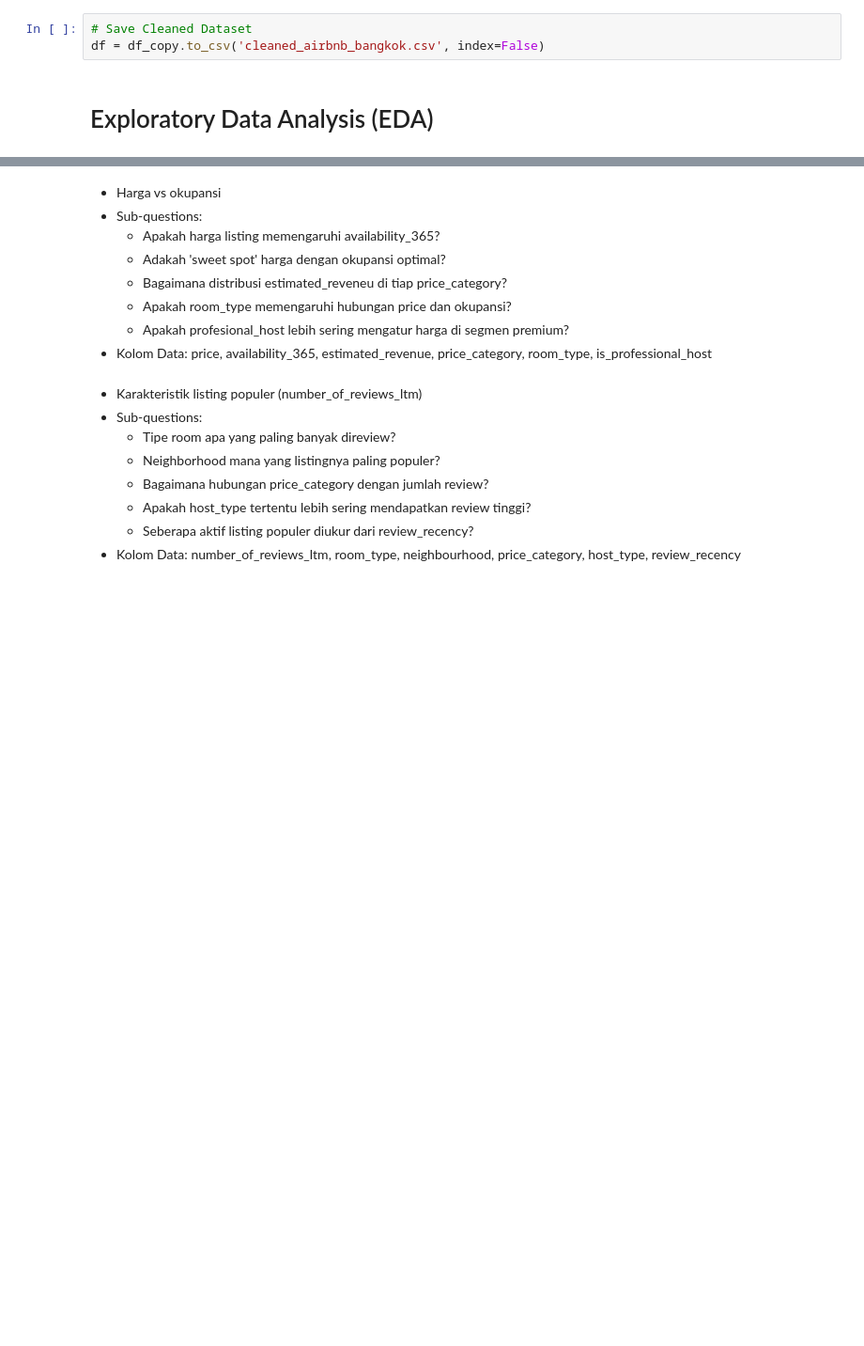
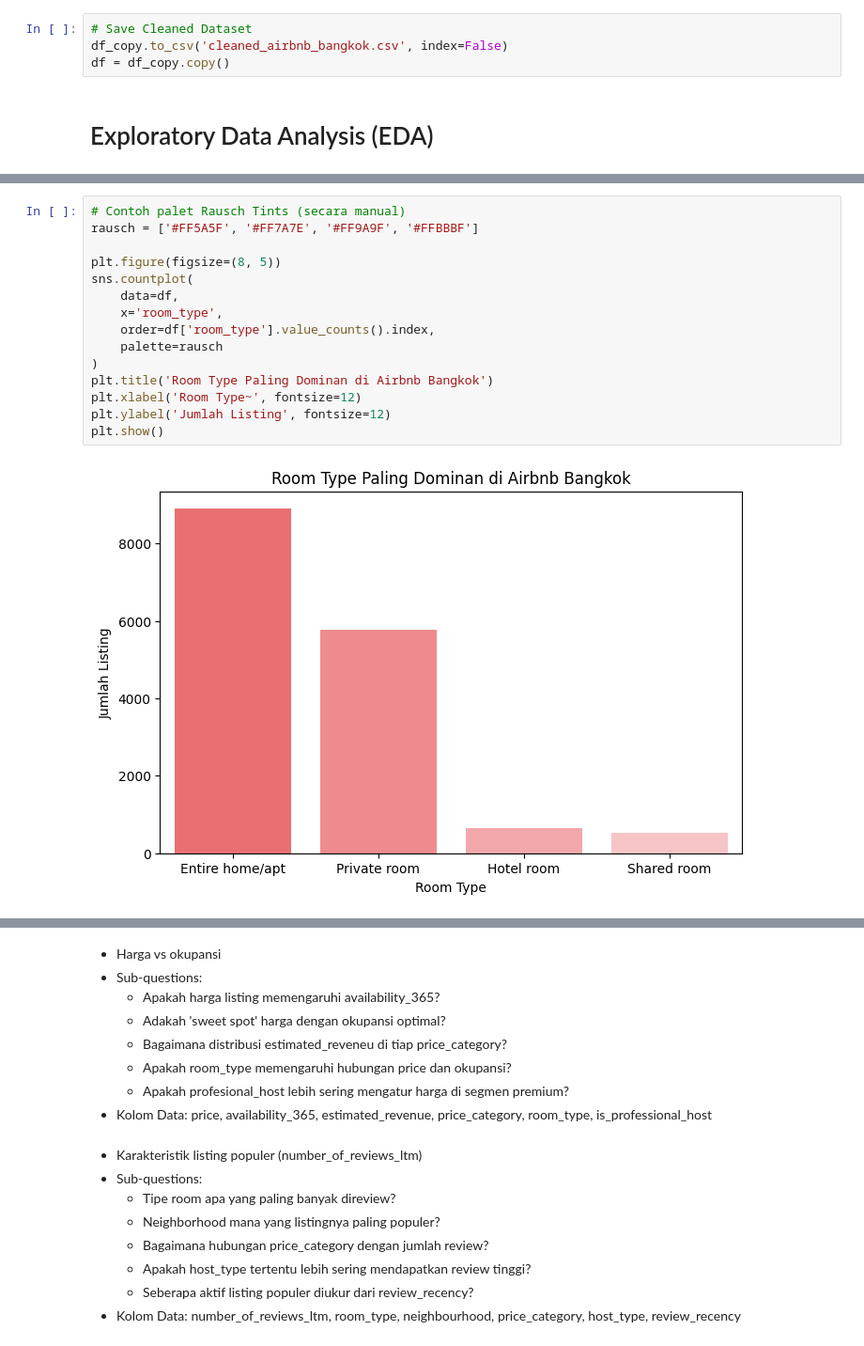
Before and after one commit to Quinntes/airbnb_istings_bangkok, a Jupyter notebook: airbnb listings bangkok.ipynb, the cells around one changed output, grey strips where cells are left out. Shown: that part at 94% size. Drawn from its saved outputs; the diff is of its cells as text; blank space fills up the shorter version.

```diff
--- a/airbnb listings bangkok.ipynb
+++ b/airbnb listings bangkok.ipynb
@@ -537,7 +537,8 @@ Dataset telah melalui proses Data Preparation.
 Dataset yang sudah bersih ini akan disimpan dan digunakan untuk proses **Exploratory Data Analysis (EDA)** selanjutnya agar dapat memberikan insight yang akurat dan bernilai bagi kebutuhan investor.
 # %%
 # Save Cleaned Dataset
-df = df_copy.to_csv('cleaned_airbnb_bangkok.csv', index=False)
+df_copy.to_csv('cleaned_airbnb_bangkok.csv', index=False)
+df = df_copy.copy()
 # %% [markdown]
 # Exploratory Data Analysis (EDA)
 # %% [markdown]
@@ -551,0 +563,17 @@ Setelah data bersih dan kaya fitur, maka selanjutnya masuk ke tahap Exploratory
+# %%
+# Contoh palet Rausch Tints (secara manual)
+rausch = ['#FF5A5F', '#FF7A7E', '#FF9A9F', '#FFBBBF']
+
+plt.figure(figsize=(8, 5))
+sns.countplot(
+    data=df,
+    x='room_type',
+    order=df['room_type'].value_counts().index,
+    palette=rausch
+)
+plt.title('Room Type Paling Dominan di Airbnb Bangkok')
+plt.xlabel('Room Type~', fontsize=12)
+plt.ylabel('Jumlah Listing', fontsize=12)
+plt.show()
+# %% [output]
+[figure, added]
```
Also changed, not shown: parts of 16 cells of this notebook.
